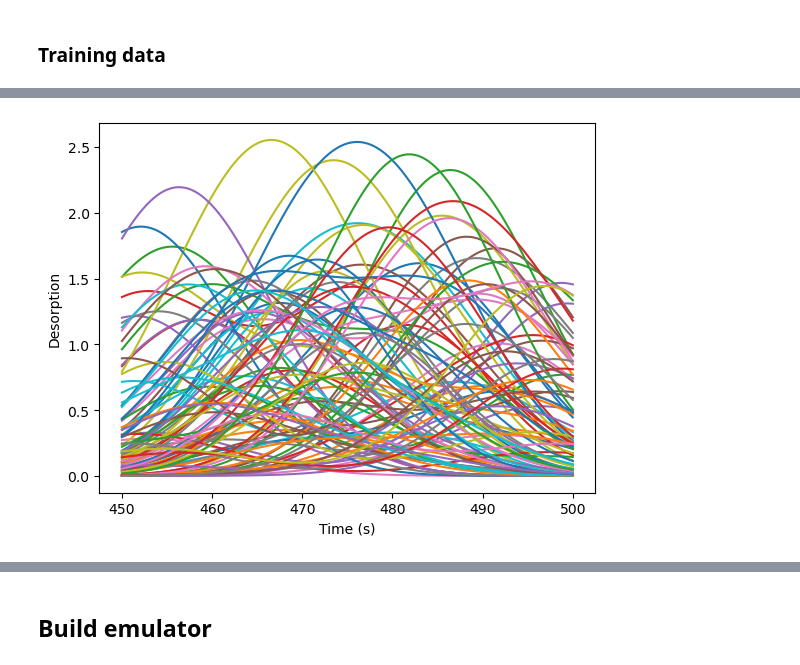
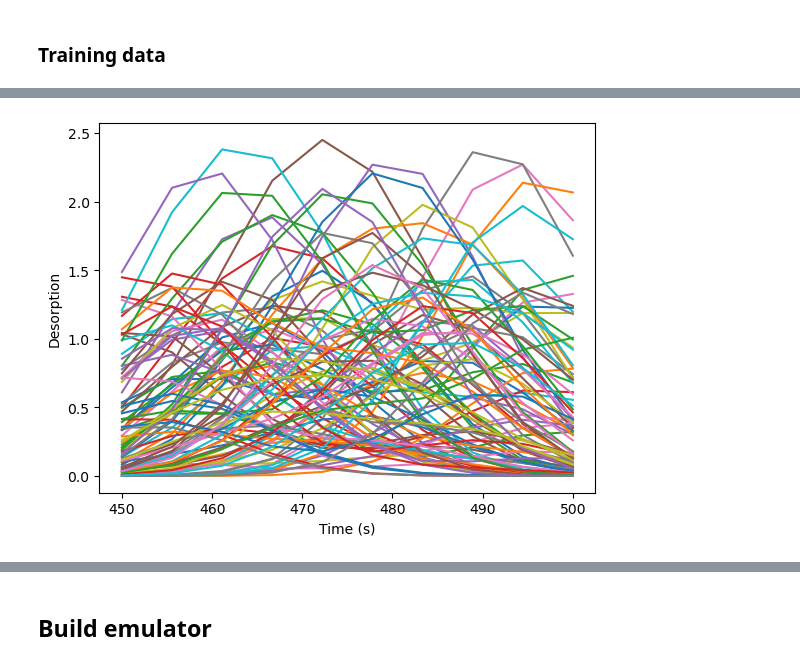
Before and after one commit to festim-dev/festim-emulate, a Jupyter notebook: tds_fitting/main.ipynb, the cells around one changed output, grey strips where cells are left out. Saved outputs shown, nothing was run; the diff lists cells and outputs as text; code cells hidden in the pictures.

Commit message:
use Simulator

```diff
--- a/tds_fitting/main.ipynb
+++ b/tds_fitting/main.ipynb
@@ -3,11 +3,16 @@
 
 ### Real Data
 # %%
-from simulator_simple import simulate
+from simulator_simple import simulate, SpectrumSimple
+import torch
 
-true_parameters = [460, 1, 490, 0.8]
+parameters_range={"x0": [450, 500],"x1": [0, 1.5], "x2": [450, 500], "x3": [0, 1.5]}
+output_names = ["desorption"]
 
-desorption, time = simulate(true_parameters)
+n_weights = 10
+exp_times = torch.linspace(450, 500, n_weights)
+
+simulator = SpectrumSimple(parameters_range, output_names, times=exp_times)
 # %%
 import matplotlib.pyplot as plt
 
@@ -31,15 +39,8 @@ plt.show()
 # %% [markdown]
 ### Training data
 # %%
-import numpy as np
+n_samples = 100
 
-n_samples = 100
-# x = np.random.rand(n_samples, 4) * np.array([2e-3, 1.5, 1e-6, 1.5])
-x = np.random.rand(n_samples, 4)
+input_samples = simulator.sample_inputs(n_samples)
 
-# x0 and x2 varies between 450 and 500
-# x1 and x3 varies between 0 and 1.5
-x[:, 0] = x[:, 0] * 50 + 450
-x[:, 2] = x[:, 2]* 50 + 450
-x[:, 1] = x[:, 1] * 1.5
-x[:, 3] = x[:, 3] * 1.5
+input_samples.shape
@@ -46,9 +49,4 @@ x[:, 3] = x[:, 3] * 1.5
 # %%
-desorptions = []
-times = []
-for xi in x:
-    print(f"Simulating for parameters: {xi}")
-    desorption, time = simulate(xi)
-    desorptions.append(desorption)
-    times.append(time)
+y, _ = simulator.forward_batch(input_samples)
+y.shape
 # %% [output]
@@ -72,8 +54,7 @@ Simulating for parameters: [4.82511295e+02 4.05451935e-01 4.63687776e+02 1.33350
 # %%
-for t, d in zip(times, desorptions):
-    plt.plot(t, d)
+plt.plot(simulator.times, y.T)
 plt.xlabel("Time (s)")
 plt.ylabel("Desorption")
 plt.show()
 # %% [output]
-[figure, old version]
+[figure, new version]
```
Also changed, not shown: parts of 19 cells of this notebook, 1 other file.
